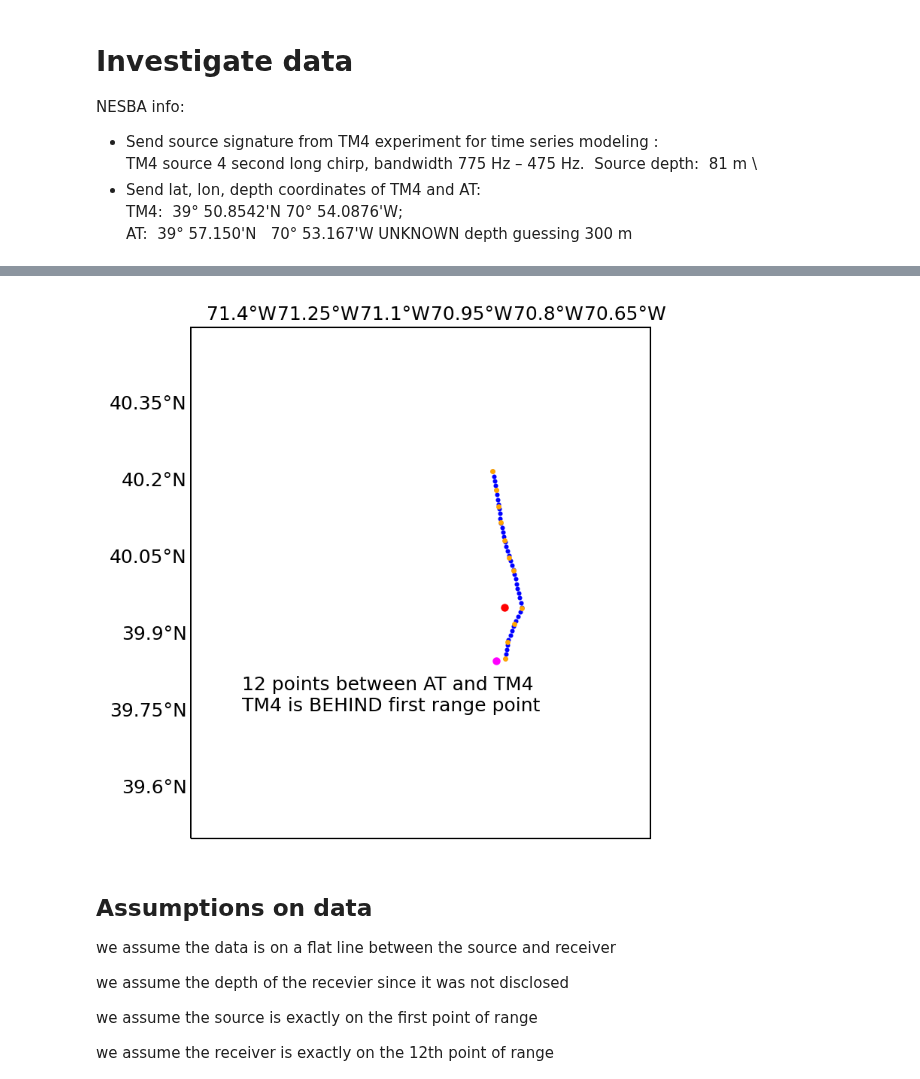
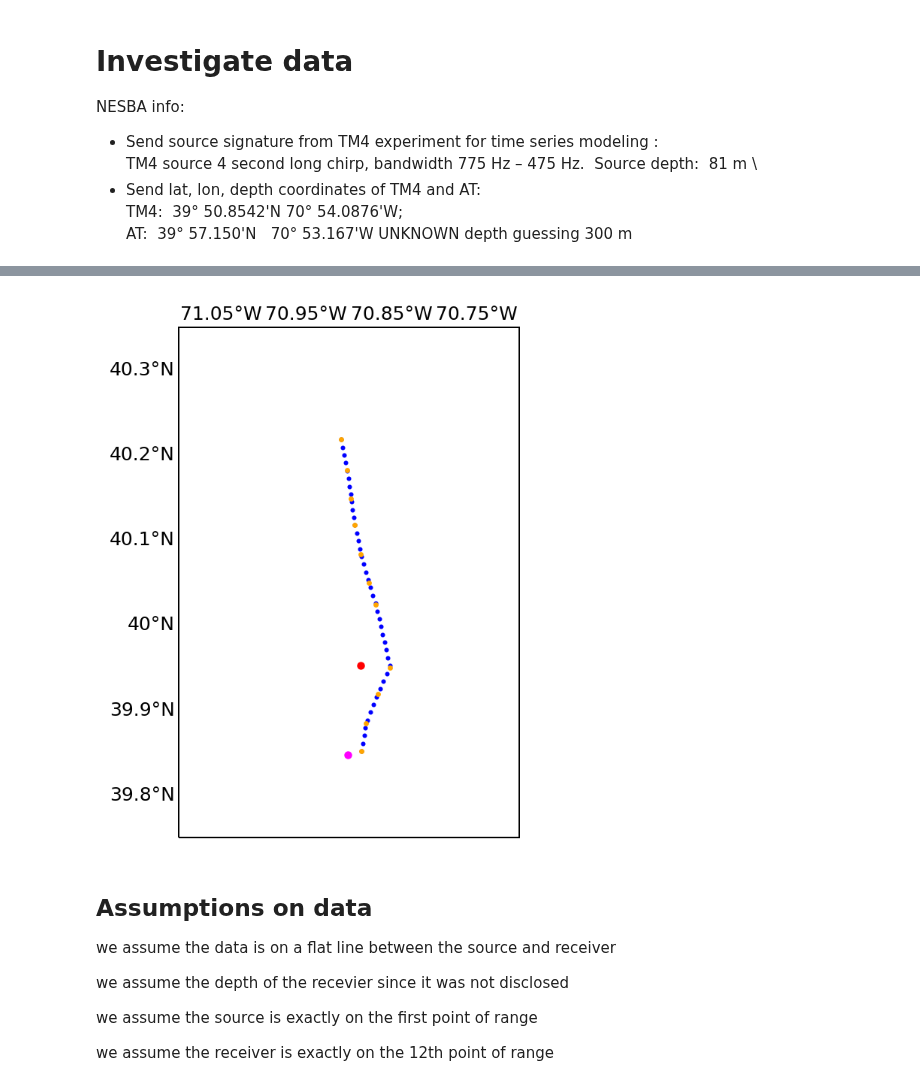
Before and after one commit to IvanaEscobar/sandbox, a Jupyter notebook: sandbox/bin/notebooks/write-nesba-BELLHOP-input.ipynb, the cells around one changed output, grey strips where cells are left out. Saved outputs shown, nothing was run; the diff lists cells and outputs as text; code cells hidden in the pictures.

```diff
--- a/sandbox/bin/notebooks/write-nesba-BELLHOP-input.ipynb
+++ b/sandbox/bin/notebooks/write-nesba-BELLHOP-input.ipynb
@@ -67,30 +67,30 @@ print(dtm4.values, '\n', dat.values, '\n',
 # %%
 plt.figure(figsize=(5,5), dpi=180)
 ax = plt.axes(projection=ccrs.PlateCarree())
 ax.add_feature(cartopy.feature.LAND, zorder=100)
 ax.add_feature(cartopy.feature.COASTLINE, linewidth=0.5,zorder=101)
 gl=ax.gridlines(crs=ccrs.PlateCarree(), draw_labels = True, alpha=0)
 gl.bottom_labels = False
 gl.right_labels = False
 
 ax.scatter(x=tm4[1], y=tm4[0], color='magenta', s=10,
            transform=ccrs.PlateCarree(), zorder=2)
 ax.scatter(x=at[1], y=at[0], color='r', s=10,
            transform=ccrs.PlateCarree(), zorder=2)
 ax.scatter(x=ds.lon, y=ds.lat, color='b', s=2,
            transform=ccrs.PlateCarree(), zorder=2)
 ax.scatter(x=dsCTD.lon, y=dsCTD.lat, color='orange',s=3,
            transform=ccrs.PlateCarree(), zorder=2)
 
-plt.text(-71.4,39.75,'12 points between AT and TM4\nTM4 is BEHIND first range point',fontsize=10,\
-        transform=ccrs.PlateCarree(),zorder=2)
+#plt.text(-71.4,39.75,'12 points between AT and TM4\nTM4 is BEHIND first range point',fontsize=10,\
+#        transform=ccrs.PlateCarree(),zorder=2)
 
-ax.set_extent([-71.5, -70.6, 39.5, 40.5])
+ax.set_extent([-71.1, -70.7, 39.75, 40.35])
 #ax.set_extent([-75.5, -70, 38, 41.75])
 
 plt.savefig(filePath+'nesba_at_tm4_data.png')
 # %% [output]
-[figure, old version]
+[figure, new version]
 # %% [markdown]
 ## Assumptions on data
 
```
Also changed, not shown: parts of 4 cells of this notebook, 2 other files.
